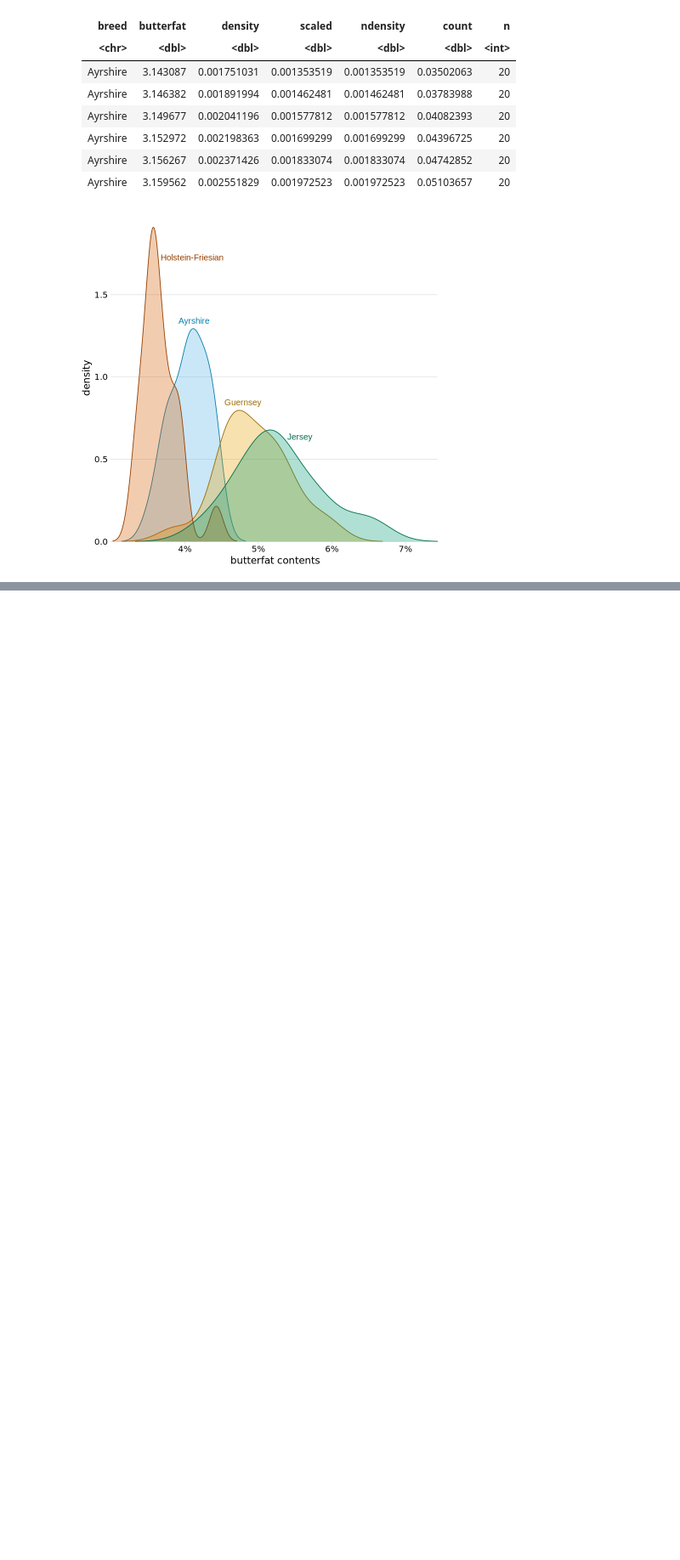
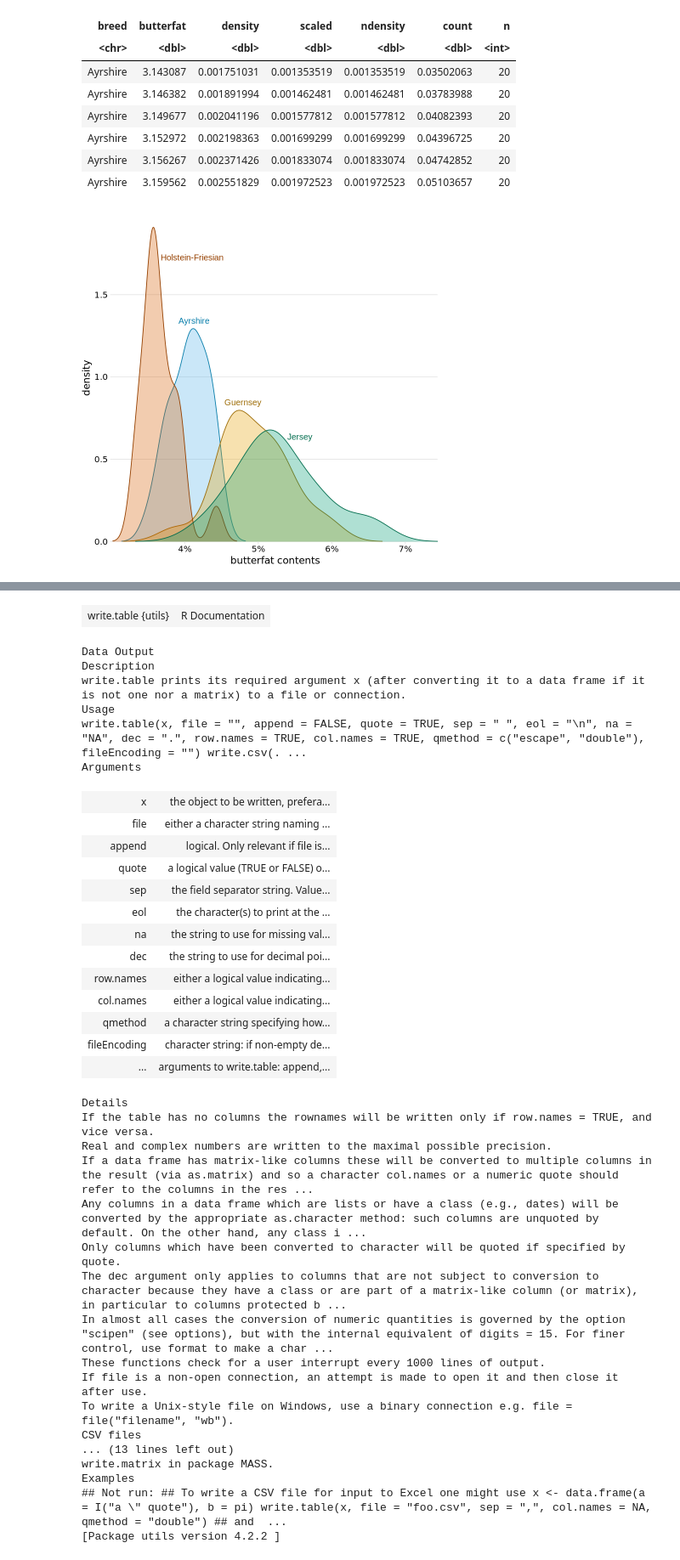
Before and after one commit to Venustiano/DataVis2, a Jupyter notebook: material/scripts/FDV/Fig7_11_butterfat_contents.ipynb, the cells around one changed output, grey strips where cells are left out. Shown: that part at 85% size. Cells and saved outputs as stored; diff of their text form; code cells hidden in the pictures; blank space fills up the shorter version.

```diff
--- a/material/scripts/FDV/Fig7_11_butterfat_contents.ipynb
+++ b/material/scripts/FDV/Fig7_11_butterfat_contents.ipynb
@@ -92,0 +102,40 @@ cows_p
+# %%
+help(write.csv)
+# %% [output]
+| write.table {utils} | R Documentation |
+Data Output
+Description
+write.table prints its required argument x (after converting it to a data frame if it is not one nor a matrix) to a file or connection.
+Usage
+write.table(x, file = "", append = FALSE, quote = TRUE, sep = " ", eol = "\n", na = "NA", dec = ".", row.names = TRUE, col.names = TRUE, qmethod = c("escape", "double"), fileEncoding = "") write.csv(. ...
+Arguments
+| x | the object to be written, prefera... |
+| file | either a character string naming ... |
+| append | logical. Only relevant if file is... |
+| quote | a logical value (TRUE or FALSE) o... |
+| sep | the field separator string. Value... |
+| eol | the character(s) to print at the ... |
+| na | the string to use for missing val... |
+| dec | the string to use for decimal poi... |
+| row.names | either a logical value indicating... |
+| col.names | either a logical value indicating... |
+| qmethod | a character string specifying how... |
+| fileEncoding | character string: if non-empty de... |
+| ... | arguments to write.table: append,... |
+Details
+If the table has no columns the rownames will be written only if row.names = TRUE, and vice versa.
+Real and complex numbers are written to the maximal possible precision.
+If a data frame has matrix-like columns these will be converted to multiple columns in the result (via as.matrix) and so a character col.names or a numeric quote should refer to the columns in the res ...
+Any columns in a data frame which are lists or have a class (e.g., dates) will be converted by the appropriate as.character method: such columns are unquoted by default. On the other hand, any class i ...
+Only columns which have been converted to character will be quoted if specified by quote.
+The dec argument only applies to columns that are not subject to conversion to character because they have a class or are part of a matrix-like column (or matrix), in particular to columns protected b ...
+In almost all cases the conversion of numeric quantities is governed by the option "scipen" (see options), but with the internal equivalent of digits = 15. For finer control, use format to make a char ...
+These functions check for a user interrupt every 1000 lines of output.
+If file is a non-open connection, an attempt is made to open it and then close it after use.
+To write a Unix-style file on Windows, use a binary connection e.g. file = file("filename", "wb").
+CSV files
+... (13 lines left out)
+write.matrix in package MASS.
+Examples
+## Not run: ## To write a CSV file for input to Excel one might use x <- data.frame(a = I("a \" quote"), b = pi) write.table(x, file = "foo.csv", sep = ",", col.names = NA, qmethod = "double") ## and  ...
+[Package utils version 4.2.2 ]
```
Also changed, not shown: parts of 3 cells of this notebook, 1 other file.
